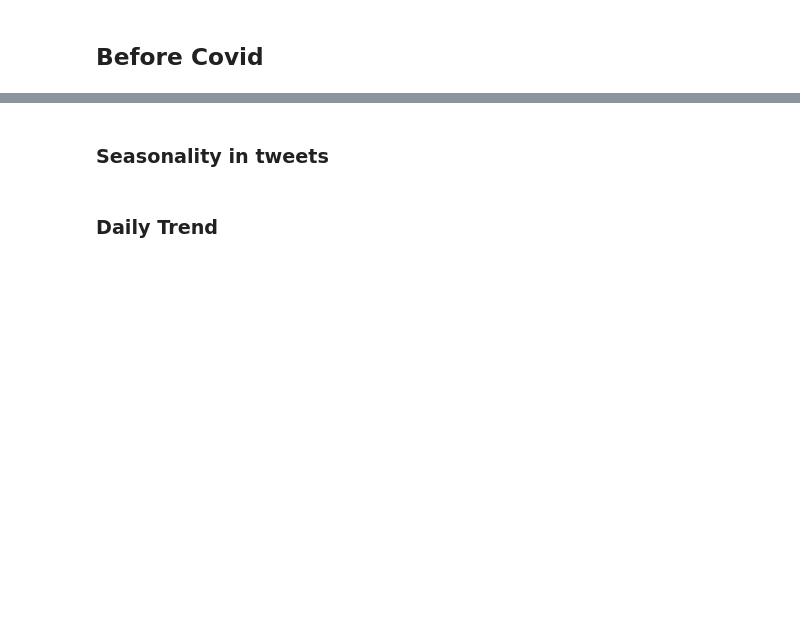
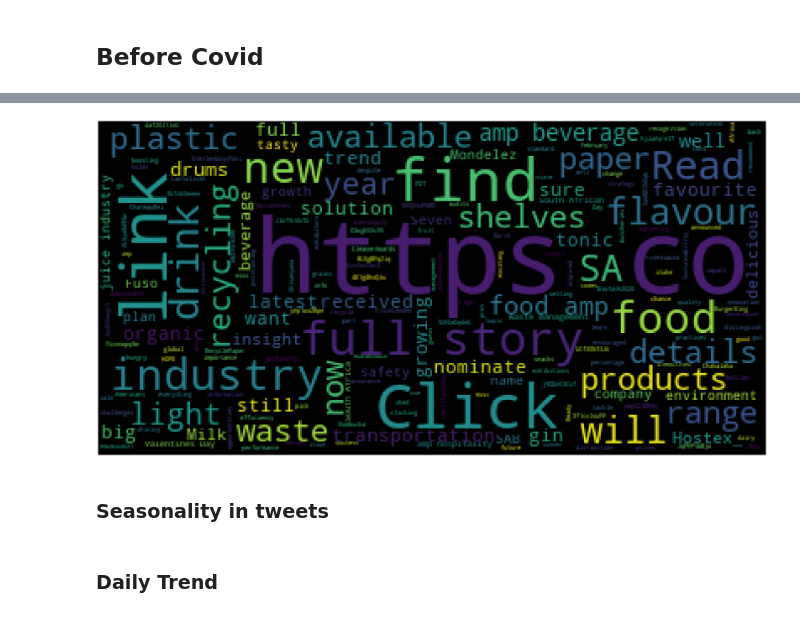
Before and after one commit to gtechzilla/twitter_food_quality, a Jupyter notebook: 1.0_data_exploration.ipynb, the cells around one changed output, grey strips where cells are left out. Saved outputs shown, nothing was run; the diff lists cells and outputs as text; code cells hidden in the pictures; blank space fills up the shorter version.

```diff
--- a/1.0_data_exploration.ipynb
+++ b/1.0_data_exploration.ipynb
@@ -87,3 +71,7 @@ plot_cloud(before_covid_KENYA['text'])
+# %%
+plot_cloud(before_covid_SA['text'])
+# %% [output]
+[figure, added]
 # %% [markdown]
 ### Seasonality in tweets
 # %%
```
Also changed, not shown: parts of 15 cells of this notebook.
